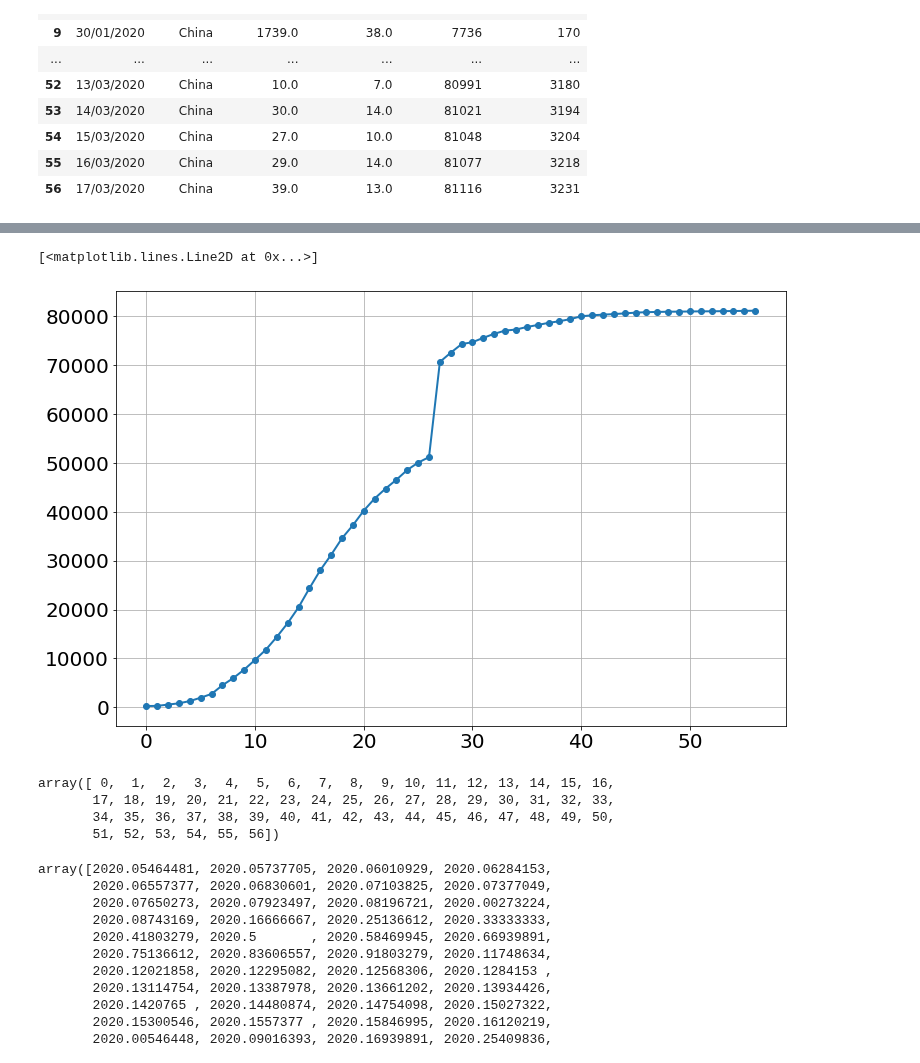
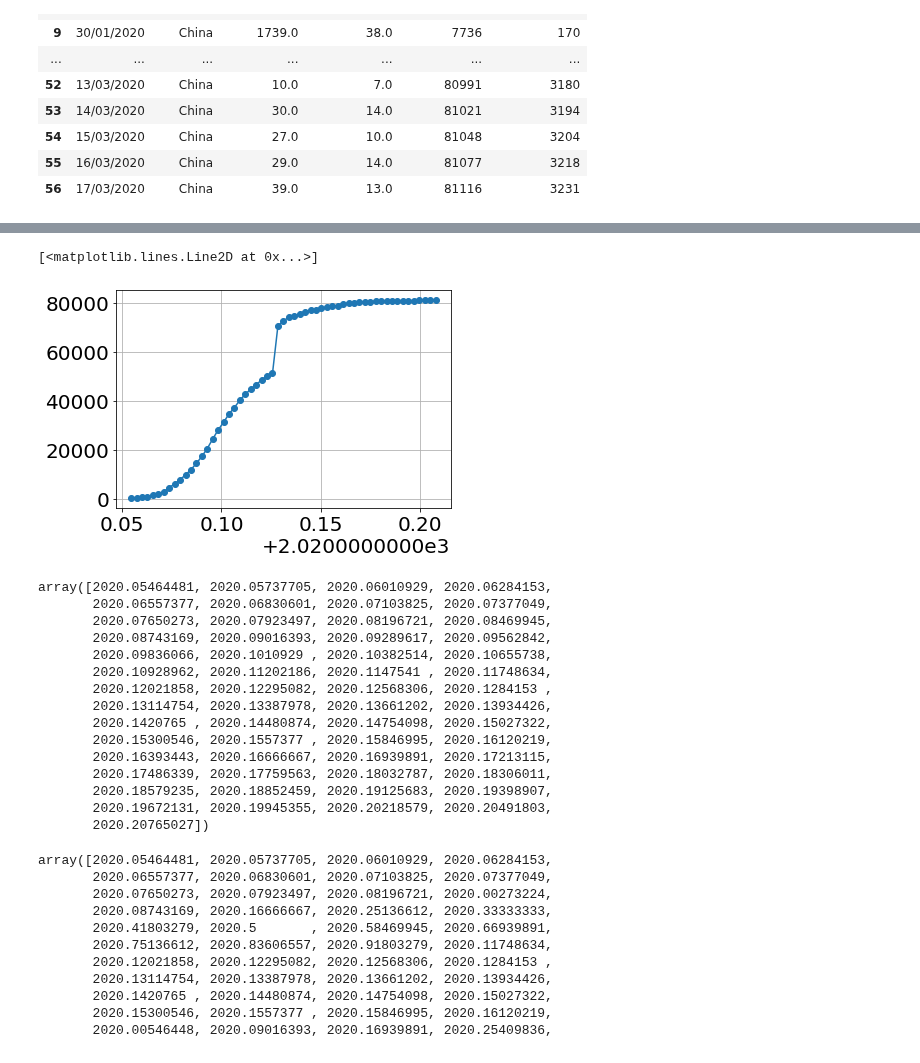
Before and after one commit to bblais/Computer-Programming-for-the-Sciences-Spring-2022, a Jupyter notebook: Sprint #2 - Dynamical Systems and Parameters/2022-03-01 Class.ipynb, the cells around one changed output, grey strips where cells are left out. Drawn from its saved outputs; the diff is of its cells as text; code cells hidden in the pictures.

Commit message:
example with european style dates

```diff
--- a/Sprint #2 - Dynamical Systems and Parameters/2022-03-01 Class.ipynb
+++ b/Sprint #2 - Dynamical Systems and Parameters/2022-03-01 Class.ipynb
@@ -278,17 +283,28 @@ Text(0.5, 1.0, 'This is broken')
 # %%
-x=arange(len(data))
+x=date_to_float(data['date'],"european")
 y=data['total_cases']
 plot(x,y,'-o')
 # %% [output]
 [<matplotlib.lines.Line2D at 0x...>]
-[figure, old version]
+[figure, new version]
 # %%
 x
 # %% [output]
-array([ 0,  1,  2,  3,  4,  5,  6,  7,  8,  9, 10, 11, 12, 13, 14, 15, 16,
-       17, 18, 19, 20, 21, 22, 23, 24, 25, 26, 27, 28, 29, 30, 31, 32, 33,
-       34, 35, 36, 37, 38, 39, 40, 41, 42, 43, 44, 45, 46, 47, 48, 49, 50,
-       51, 52, 53, 54, 55, 56])
+array([2020.05464481, 2020.05737705, 2020.06010929, 2020.06284153,
+       2020.06557377, 2020.06830601, 2020.07103825, 2020.07377049,
+       2020.07650273, 2020.07923497, 2020.08196721, 2020.08469945,
+       2020.08743169, 2020.09016393, 2020.09289617, 2020.09562842,
+       2020.09836066, 2020.1010929 , 2020.10382514, 2020.10655738,
+       2020.10928962, 2020.11202186, 2020.1147541 , 2020.11748634,
+       2020.12021858, 2020.12295082, 2020.12568306, 2020.1284153 ,
+       2020.13114754, 2020.13387978, 2020.13661202, 2020.13934426,
+       2020.1420765 , 2020.14480874, 2020.14754098, 2020.15027322,
+       2020.15300546, 2020.1557377 , 2020.15846995, 2020.16120219,
+       2020.16393443, 2020.16666667, 2020.16939891, 2020.17213115,
+       2020.17486339, 2020.17759563, 2020.18032787, 2020.18306011,
+       2020.18579235, 2020.18852459, 2020.19125683, 2020.19398907,
+       2020.19672131, 2020.19945355, 2020.20218579, 2020.20491803,
+       2020.20765027])
 # %%
 x
 # %% [output]
```
Also changed, not shown: parts of 3 cells of this notebook, 1 other file.
